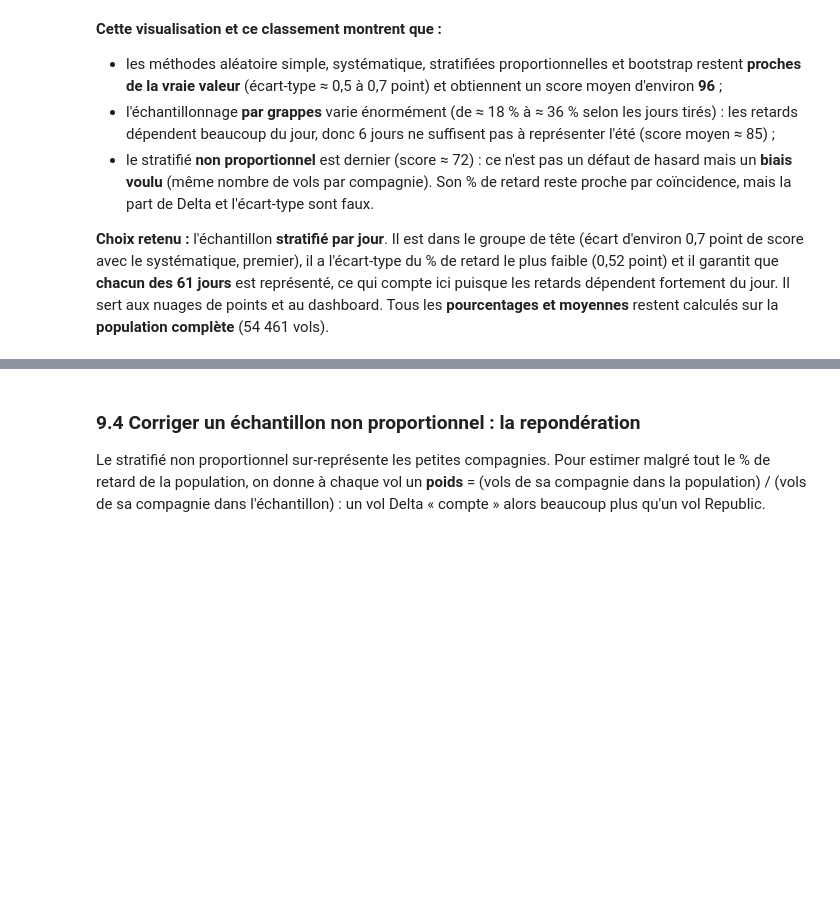
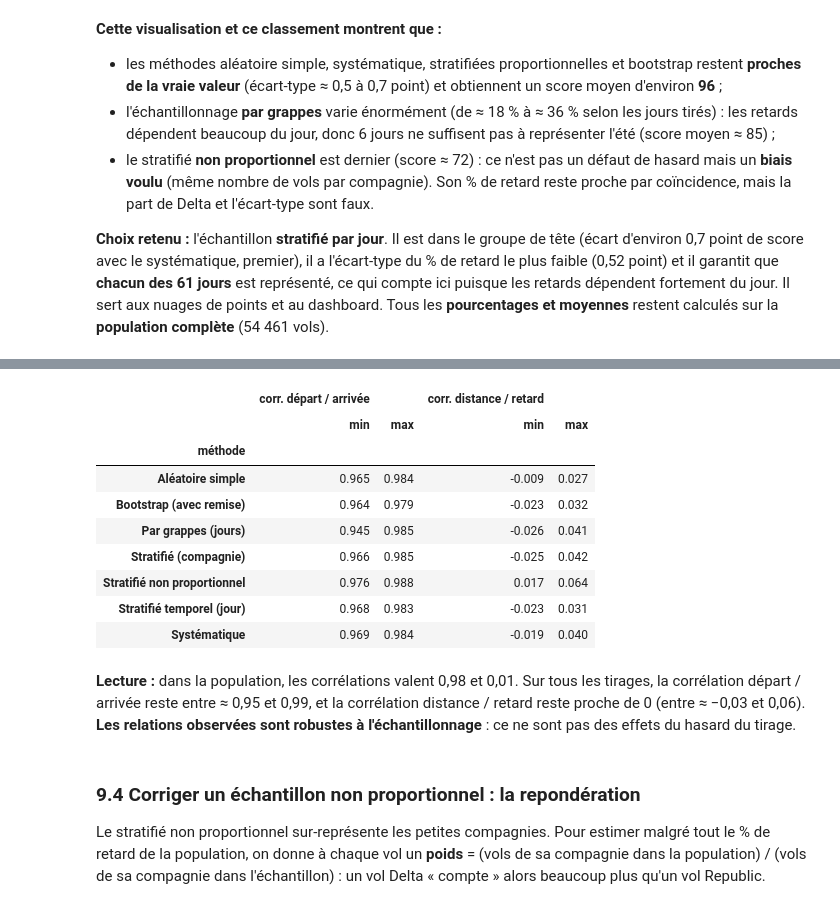
Before and after one commit to SalmaBouhmid/flight-delay-domino-effect, a Jupyter notebook: notebooks/analysis.ipynb, the cells around one changed output, grey strips where cells are left out. Drawn from its saved outputs; the diff is of its cells as text; code cells hidden in the pictures; blank space fills up the shorter version.

```diff
--- a/notebooks/analysis.ipynb
+++ b/notebooks/analysis.ipynb
@@ -470,3 +496,30 @@ Il sert aux nuages de points et au dashboard. Tous les **pourcentages et moyenne
+# %%
+lignes = []
+for nom, methode in METHODES.items():
+    for graine in range(20):
+        partis_echantillon = vols_partis(methode(vols, graine=graine))
+        lignes.append({
+            "méthode": nom,
+            "corr. départ / arrivée": partis_echantillon[["DepDelay", "ArrDelay"]].corr().iloc[0, 1],
+            "corr. distance / retard": partis_echantillon[["Distance", "DepDelay"]].corr().iloc[0, 1],
+        })
+stabilite_correlations = pd.DataFrame(lignes).groupby("méthode").agg(["min", "max"]).round(3)
+stabilite_correlations
+# %% [output]
+|  | corr. départ / arrivée |  | corr. distance / retard |  |
+|  | min | max | min | max |
+| méthode |  |  |  |  |
+| Aléatoire simple | 0.965 | 0.984 | -0.009 | 0.027 |
+| Bootstrap (avec remise) | 0.964 | 0.979 | -0.023 | 0.032 |
+| Par grappes (jours) | 0.945 | 0.985 | -0.026 | 0.041 |
+| Stratifié (compagnie) | 0.966 | 0.985 | -0.025 | 0.042 |
+| Stratifié non proportionnel | 0.976 | 0.988 | 0.017 | 0.064 |
+| Stratifié temporel (jour) | 0.968 | 0.983 | -0.023 | 0.031 |
+| Systématique | 0.969 | 0.984 | -0.019 | 0.040 |
+# %% [markdown]
+**Lecture :** dans la population, les corrélations valent 0,98 et 0,01. Sur tous les tirages, la corrélation
+départ / arrivée reste entre ≈ 0,95 et 0,99, et la corrélation distance / retard reste proche de 0 (entre ≈ −0,03 et
+0,06). **Les relations observées sont robustes à l'échantillonnage** : ce ne sont pas des effets du hasard du tirage.
 # %% [markdown]
 ### 9.4 Corriger un échantillon non proportionnel : la repondération
 
```
Also changed, not shown: parts of 11 cells of this notebook, 3 other files.
